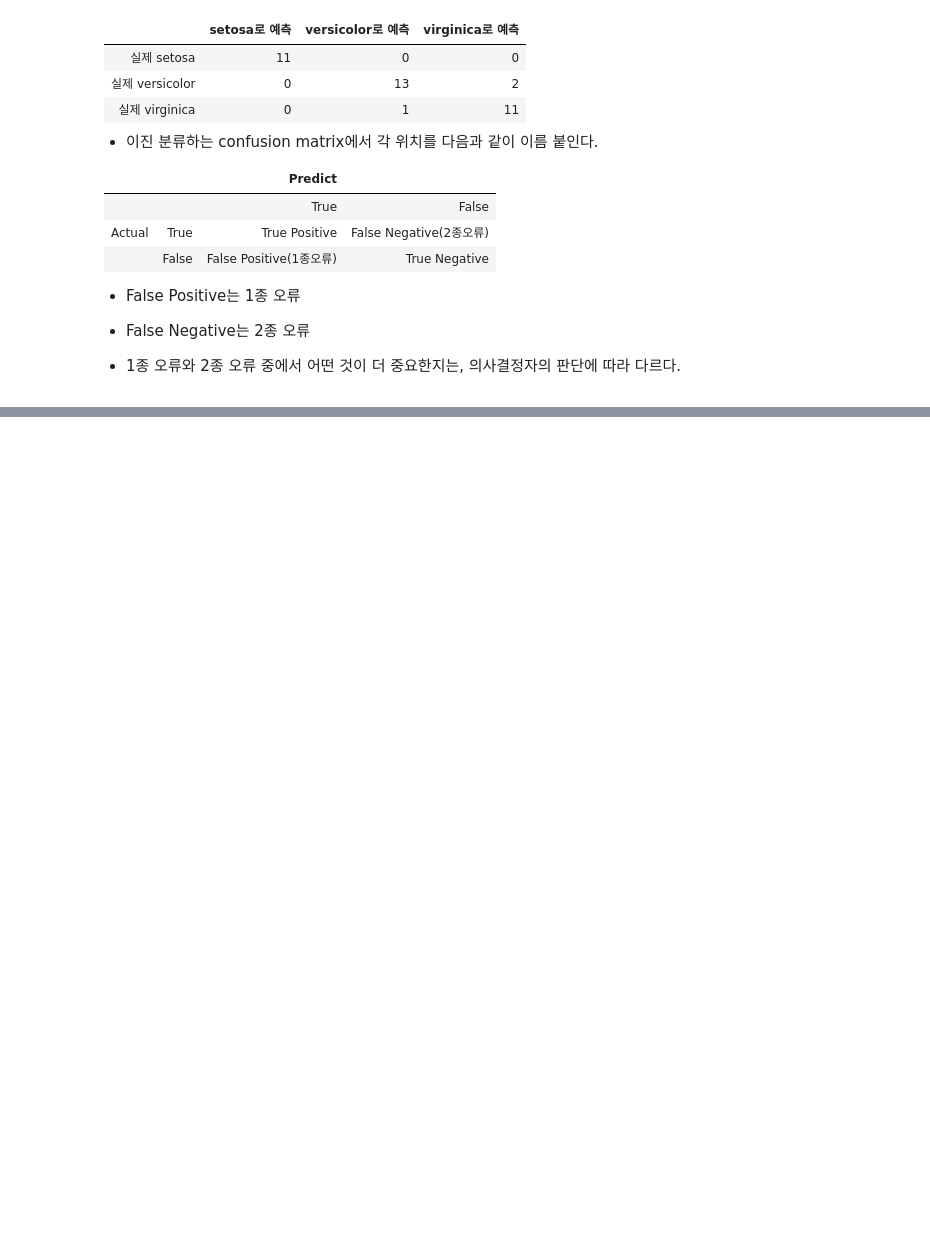
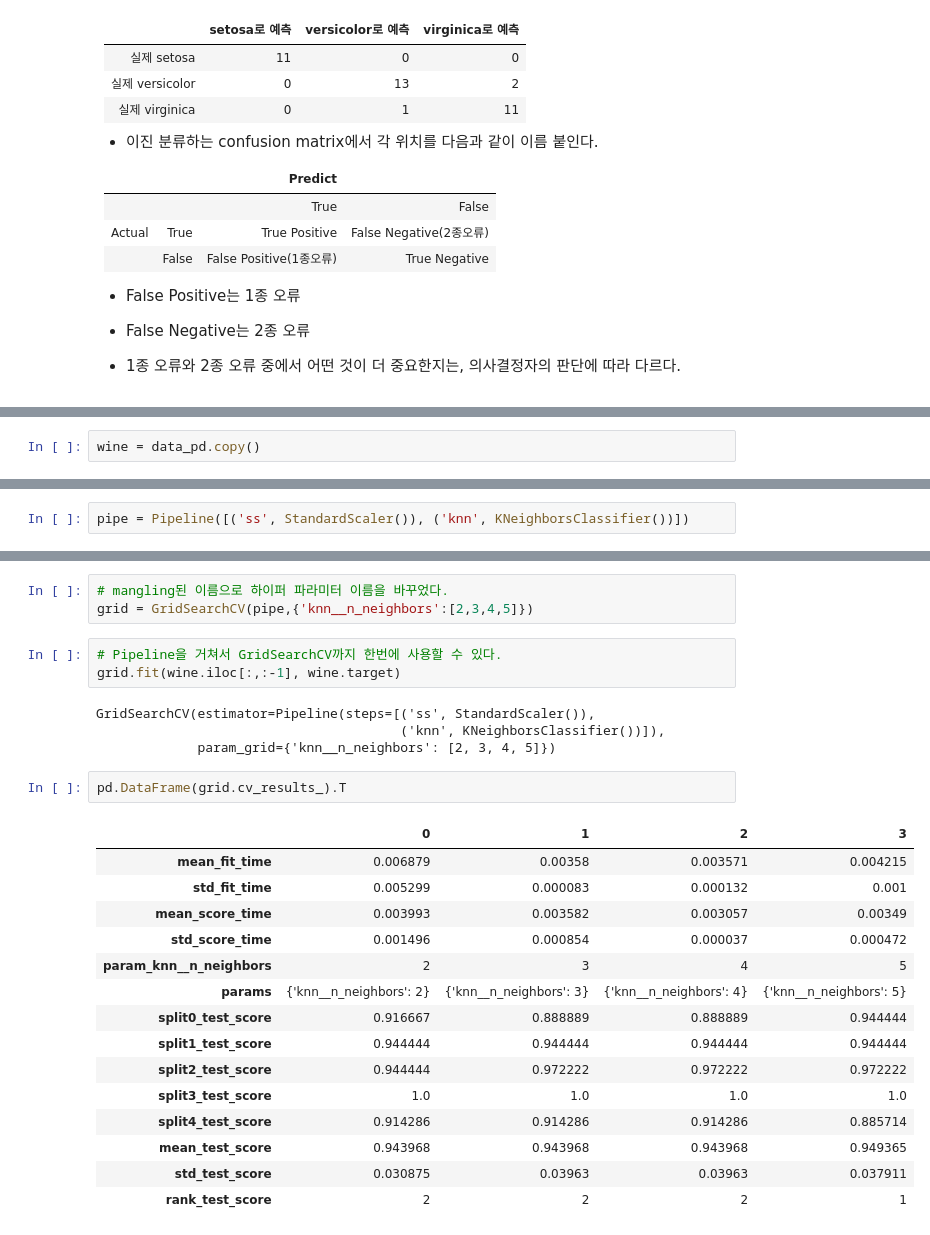
Before and after one commit to dlscks/pythondemo, a Jupyter notebook: python_33_기계학습_하이퍼_파라미터.ipynb, the cells around one changed output, grey strips where cells are left out. Cells and saved outputs as stored; diff of their text form; blank space fills up the shorter version.

```diff
--- a/python_33_기계학습_하이퍼_파라미터.ipynb
+++ b/python_33_기계학습_하이퍼_파라미터.ipynb
@@ -114,0 +369,2 @@ array([[11,  0,  0],
+# %%
+wine = data_pd.copy()
@@ -114,0 +461,2 @@ array([[11,  0,  0],
+# %%
+pipe = Pipeline([('ss', StandardScaler()), ('knn', KNeighborsClassifier())])
@@ -114,0 +514,28 @@ array([[11,  0,  0],
+# %%
+# mangling된 이름으로 하이퍼 파라미터 이름을 바꾸었다.
+grid = GridSearchCV(pipe,{'knn__n_neighbors':[2,3,4,5]})
+# %%
+# Pipeline을 거쳐서 GridSearchCV까지 한번에 사용할 수 있다.
+grid.fit(wine.iloc[:,:-1], wine.target)
+# %% [output]
+GridSearchCV(estimator=Pipeline(steps=[('ss', StandardScaler()),
+                                       ('knn', KNeighborsClassifier())]),
+             param_grid={'knn__n_neighbors': [2, 3, 4, 5]})
+# %%
+pd.DataFrame(grid.cv_results_).T
+# %% [output]
+|  | 0 | 1 | 2 | 3 |
+| mean_fit_time | 0.006879 | 0.00358 | 0.003571 | 0.004215 |
+| std_fit_time | 0.005299 | 0.000083 | 0.000132 | 0.001 |
+| mean_score_time | 0.003993 | 0.003582 | 0.003057 | 0.00349 |
+| std_score_time | 0.001496 | 0.000854 | 0.000037 | 0.000472 |
+| param_knn__n_neighbors | 2 | 3 | 4 | 5 |
+| params | {'knn__n_neighbors': 2} | {'knn__n_neighbors': 3} | {'knn__n_neighbors': 4} | {'knn__n_neighbors': 5} |
+| split0_test_score | 0.916667 | 0.888889 | 0.888889 | 0.944444 |
+| split1_test_score | 0.944444 | 0.944444 | 0.944444 | 0.944444 |
+| split2_test_score | 0.944444 | 0.972222 | 0.972222 | 0.972222 |
+| split3_test_score | 1.0 | 1.0 | 1.0 | 1.0 |
+| split4_test_score | 0.914286 | 0.914286 | 0.914286 | 0.885714 |
+| mean_test_score | 0.943968 | 0.943968 | 0.943968 | 0.949365 |
+| std_test_score | 0.030875 | 0.03963 | 0.03963 | 0.037911 |
+| rank_test_score | 2 | 2 | 2 | 1 |
```
Also changed, not shown: parts of 56 cells of this notebook.
